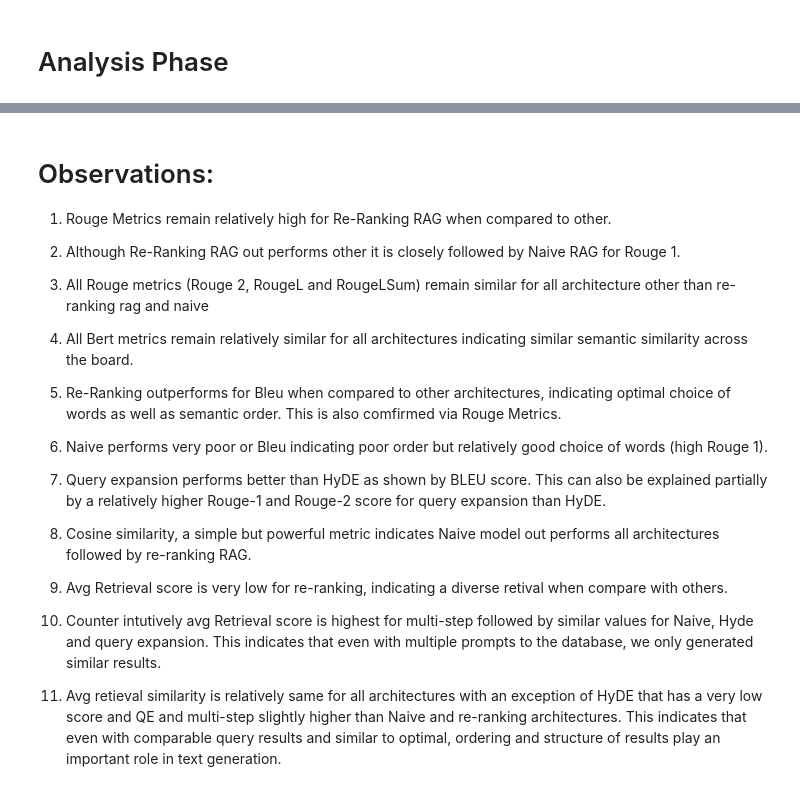
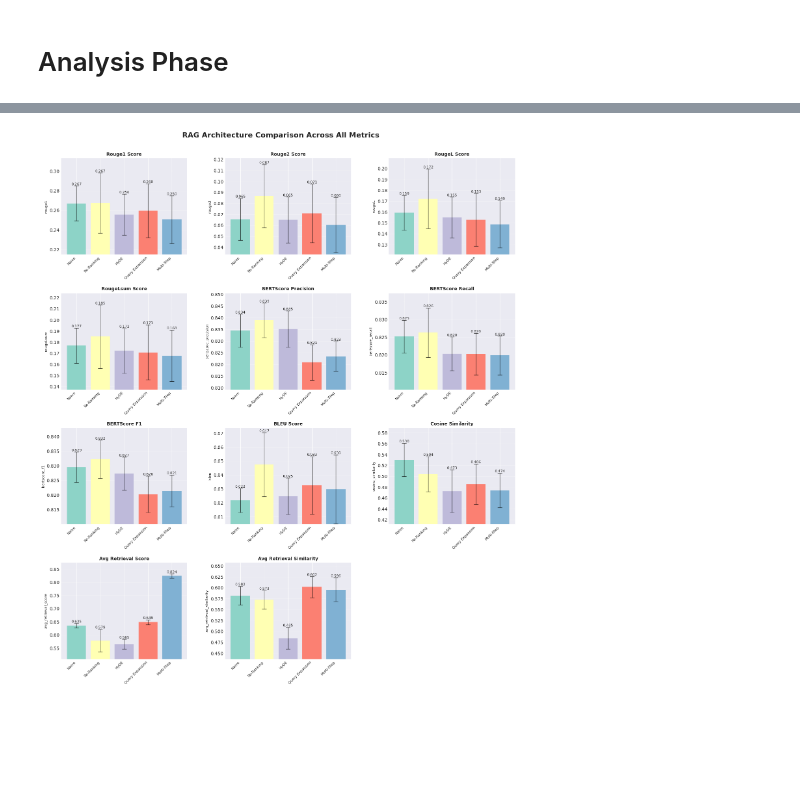
Before and after one commit to SpikeStriker/732A81_text_mining_research_project, a Jupyter notebook: EvaluatingRagArchitecture/notebooks/EvaluateRagArchitectures.ipynb, the cells around one changed output, grey strips where cells are left out. Saved outputs shown, nothing was run; the diff lists cells and outputs as text; code cells hidden in the pictures; blank space fills up the shorter version.

```diff
--- a/EvaluatingRagArchitecture/notebooks/EvaluateRagArchitectures.ipynb
+++ b/EvaluatingRagArchitecture/notebooks/EvaluateRagArchitectures.ipynb
@@ -85,12 +98,20 @@ visualizeMetrics(reRankingRagResults1, paramValues=list(range(1, 6)), paramName=
 # %%
 with open('models/reRankingRagResults2.pkl', 'rb') as f:
     reRankingRagResults2 = pickle.load(f)
+
+with open('models/reRankingRagllmResponse2.pkl', 'rb') as f:
+    llmResponse2 = pickle.load(f)
+
+with open('models/reRankingRagstage1Results2.pkl', 'rb') as f:
+    stage1Results2 = pickle.load(f)
-# %%
-reRankingRagResults2=[None] * 5
-j=0
-for i in range(10,35,5):
-    reRankingRagResults2[j]=rerankRetrievalEval(eval_df=eval,client=client,k=4,rerank_k=i)
-    j+=1
+# %%
+llmResponse2=[None] * 5
+stage1Results2=[None] * 5
+reRankingRagResults2=[None] * 5
+j=0
+for i in range(10,35,5):
+    reRankingRagResults2[j], llmResponse2[j], stage1Results2[j] = rerankRetrievalEval(eval_df=eval,client=client,k=4,rerank_k=i)
+    j+=1
 # %%
 visualizeMetrics(reRankingRagResults2, paramValues=list(range(10,35,5)), paramName='Retrieval Re-Ranking k')
 # %% [output]
@@ -99,8 +120,20 @@ visualizeMetrics(reRankingRagResults2, paramValues=list(range(10,35,5)), paramNa
 with open('models/reRankingRagResults1.pkl', 'wb') as f:
     pickle.dump(reRankingRagResults1, f)
 
+with open('models/reRankingRagllmResponse1.pkl', 'wb') as f:
+    pickle.dump(llmResponse1, f)
+
+with open('models/reRankingRagstage1Results1.pkl', 'wb') as f:
+    pickle.dump(stage1Results1, f)
+
 with open('models/reRankingRagResults2.pkl', 'wb') as f:
     pickle.dump(reRankingRagResults2, f)
+
+with open('models/reRankingRagllmResponse2.pkl', 'wb') as f:
+    pickle.dump(llmResponse2, f)
+
+with open('models/reRankingRagstage1Results2.pkl', 'wb') as f:
+    pickle.dump(stage1Results2, f)
 # %% [markdown]
 # Advanced Retrieval:
 
@@ -324,16 +352,5 @@ compareViz(["Naive", "Re-Ranking", "HyDE", "Query Expansion", "Multi-Step"],
-# %% [markdown]
-# Observations:
-
-1. Rouge Metrics remain relatively high for Re-Ranking RAG when compared to other.
-2. Although Re-Ranking RAG out performs other it is closely followed by Naive RAG for Rouge 1.
-3. All Rouge metrics (Rouge 2, RougeL and RougeLSum) remain similar for all architecture other than re-ranking rag and naive
-4. All Bert metrics remain relatively similar for all architectures indicating similar semantic similarity across the board.
-5. Re-Ranking outperforms for Bleu when compared to other architectures, indicating optimal choice of words as well as semantic order. This is also comfirmed via Rouge Metrics.
-6. Naive performs very poor or Bleu indicating poor order but relatively good choice of words (high Rouge 1).
-7. Query expansion performs better than HyDE as shown by BLEU score. This can also be explained partially by a relatively higher Rouge-1 and Rouge-2 score for query expansion than HyDE.
-8. Cosine similarity, a simple but powerful metric indicates Naive model out performs all architectures followed by re-ranking RAG.
-
-9. Avg Retrieval score is very low for re-ranking, indicating a diverse retival when compare with others.
-10. Counter intutively avg Retrieval score is highest for multi-step followed by similar values for Naive, Hyde and query expansion. This indicates that even with multiple prompts to the database, we only generated similar results.
-
-11. Avg retieval similarity is relatively same for all architectures with an exception of HyDE that has a very low score and QE and multi-step slightly higher than Naive and re-ranking architectures. This indicates that even with comparable query results and similar to optimal, ordering and structure of results play an important role in text generation.
+# %%
+dt=compareViz(["Naive", "Re-Ranking", "HyDE", "Query Expansion", "Multi-Step"],
+           [naiveRagResults[2], reRankingRagResults2[2], hydeRagResults[4], qeRagResults2[1], msIgRagResults3[2]], error_type='sem')
+# %% [output]
+[figure, added]
```
Also changed, not shown: parts of 8 cells of this notebook, 28 other files.
